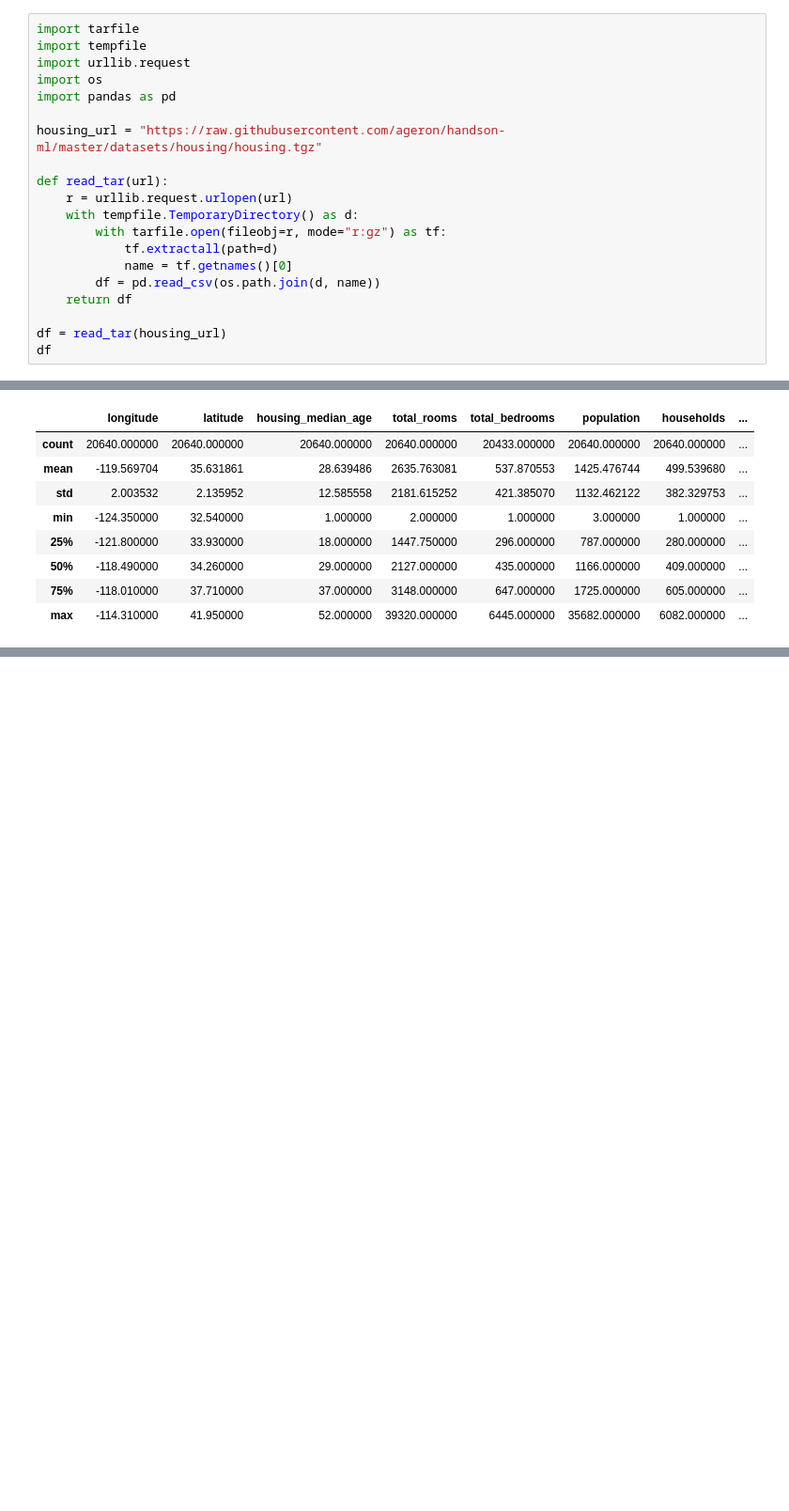
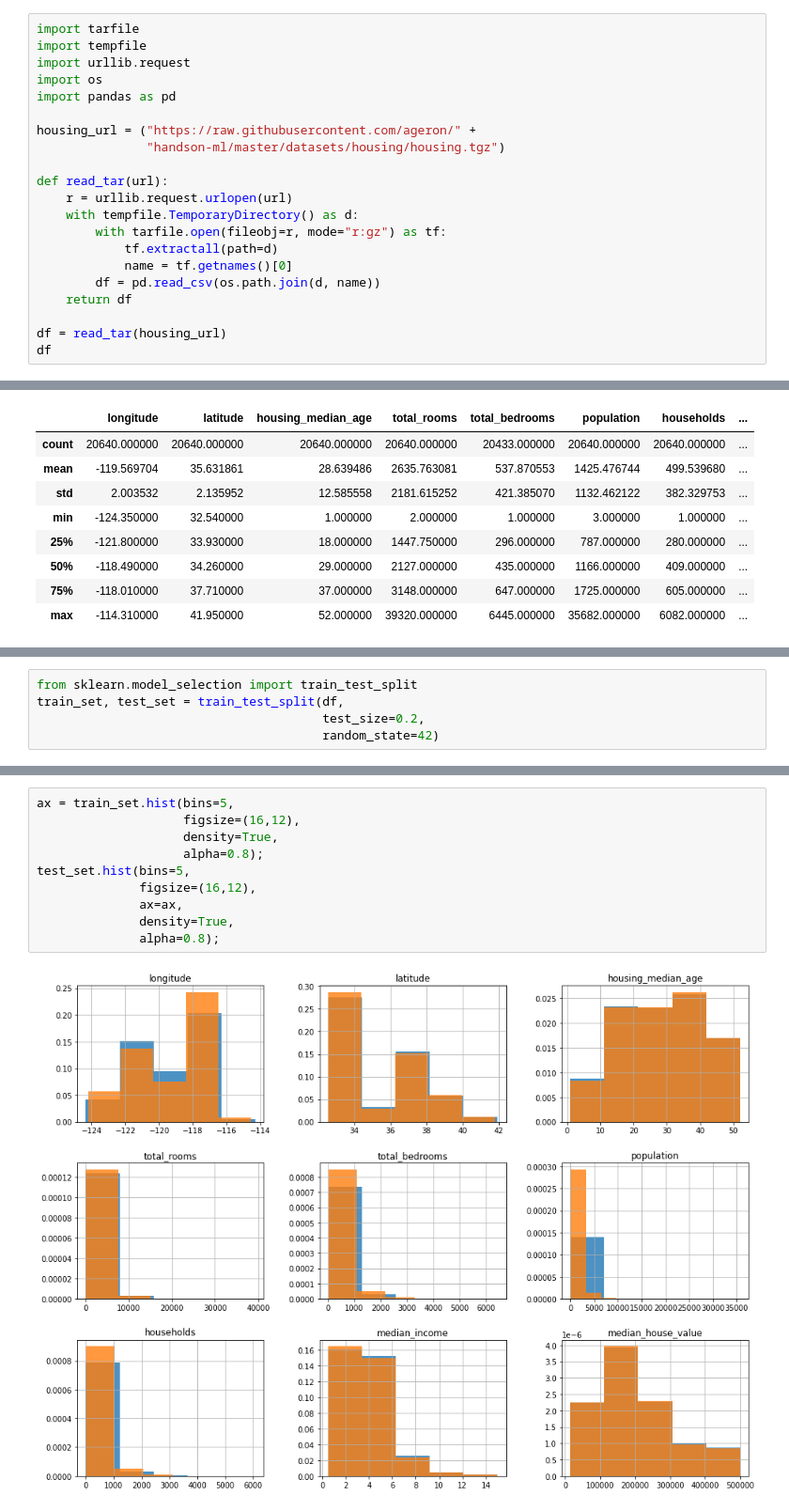
Before and after one commit to rileypeterson/ML, a Jupyter notebook: chapter2/notes.ipynb, the cells around one changed output, grey strips where cells are left out. Shown at 94% size. Drawn from its saved outputs; the diff is of its cells as text; blank space fills up the shorter version.

```diff
--- a/chapter2/notes.ipynb
+++ b/chapter2/notes.ipynb
@@ -51,7 +51,8 @@ import urllib.request
 import os
 import pandas as pd
 
-housing_url = "https://raw.githubusercontent.com/ageron/handson-ml/master/datasets/housing/housing.tgz"
+housing_url = ("https://raw.githubusercontent.com/ageron/" +
+               "handson-ml/master/datasets/housing/housing.tgz")
 
 def read_tar(url):
     r = urllib.request.urlopen(url)
@@ -99,0 +120,5 @@ df.describe()
+# %%
+from sklearn.model_selection import train_test_split
+train_set, test_set = train_test_split(df,
+                                       test_size=0.2,
+                                       random_state=42)
@@ -99,0 +127,12 @@ df.describe()
+# %%
+ax = train_set.hist(bins=5,
+                    figsize=(16,12),
+                    density=True,
+                    alpha=0.8);
+test_set.hist(bins=5,
+              figsize=(16,12),
+              ax=ax,
+              density=True,
+              alpha=0.8);
+# %% [output]
+[figure, added]
```
Also changed, not shown: parts of 12 cells of this notebook.
